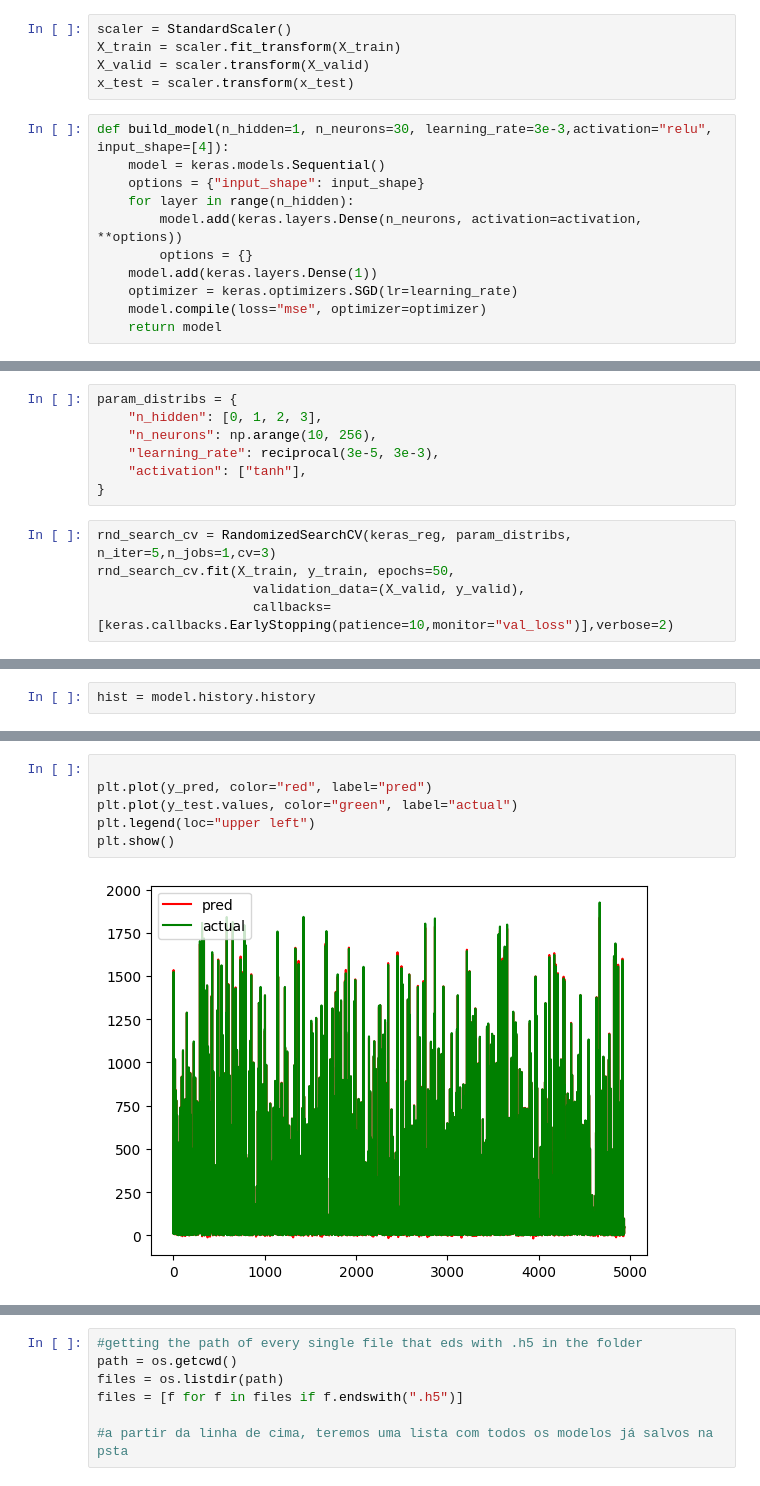
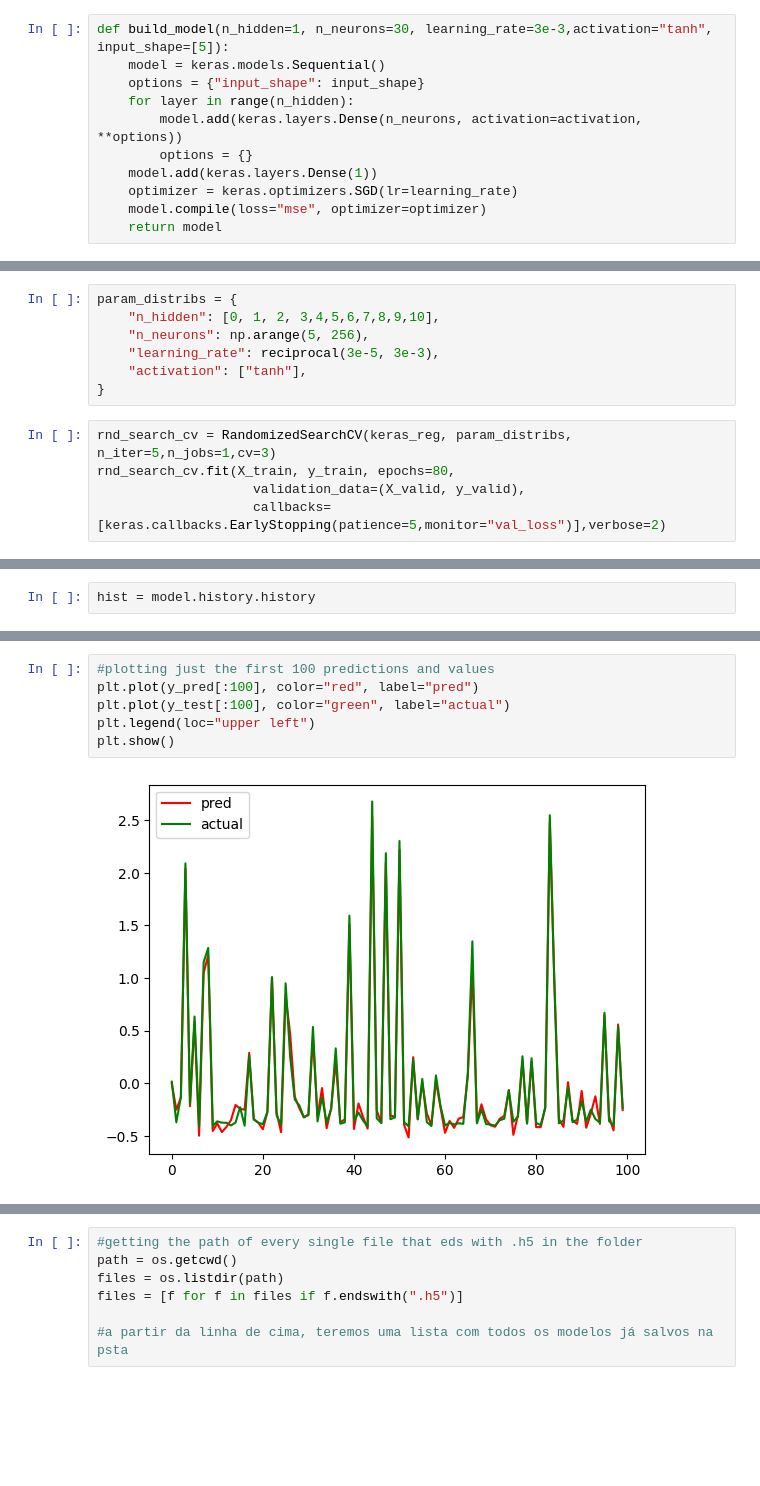
Before and after one commit to LuccaMS/fetrans, a Jupyter notebook: main.ipynb, the cells around one changed output, grey strips where cells are left out. Cells and saved outputs as stored; diff of their text form; blank space fills up the shorter version.

```diff
--- a/main.ipynb
+++ b/main.ipynb
@@ -49,13 +94,8 @@ target = dataset["flx_calor"]
 X_train_full, x_test, y_train_full, y_test = train_test_split(dados, target, test_size=0.25, random_state=42)
 # %%
 X_train, X_valid, y_train, y_valid = train_test_split(X_train_full, y_train_full, test_size=0.25, random_state=42)
-# %%
-scaler = StandardScaler()
-X_train = scaler.fit_transform(X_train)
-X_valid = scaler.transform(X_valid)
-x_test = scaler.transform(x_test)
 # %%
-def build_model(n_hidden=1, n_neurons=30, learning_rate=3e-3,activation="relu", input_shape=[4]):
+def build_model(n_hidden=1, n_neurons=30, learning_rate=3e-3,activation="tanh", input_shape=[5]):
     model = keras.models.Sequential()
     options = {"input_shape": input_shape}
     for layer in range(n_hidden):
@@ -73,13 +110,13 @@ from sklearn.model_selection import RandomizedSearchCV
 # %%
 param_distribs = {
-    "n_hidden": [0, 1, 2, 3],
-    "n_neurons": np.arange(10, 256),
+    "n_hidden": [0, 1, 2, 3,4,5,6,7,8,9,10],
+    "n_neurons": np.arange(5, 256),
     "learning_rate": reciprocal(3e-5, 3e-3),
     "activation": ["tanh"],
 }
 # %%
 rnd_search_cv = RandomizedSearchCV(keras_reg, param_distribs, n_iter=5,n_jobs=1,cv=3)
-rnd_search_cv.fit(X_train, y_train, epochs=50,
+rnd_search_cv.fit(X_train, y_train, epochs=80,
                     validation_data=(X_valid, y_valid),
-                    callbacks=[keras.callbacks.EarlyStopping(patience=10,monitor="val_loss")],verbose=2)
+                    callbacks=[keras.callbacks.EarlyStopping(patience=5,monitor="val_loss")],verbose=2)
 # %% [output]
@@ -183,8 +253,8 @@ y_pred = y_pred.flatten()
 # %%
-
-plt.plot(y_pred, color="red", label="pred")
-plt.plot(y_test.values, color="green", label="actual")
+#plotting just the first 100 predictions and values
+plt.plot(y_pred[:100], color="red", label="pred")
+plt.plot(y_test[:100], color="green", label="actual")
 plt.legend(loc="upper left")
 plt.show()
 # %% [output]
-[figure, old version]
+[figure, new version]
```
Also changed, not shown: parts of 42 cells of this notebook, 7 other files.
